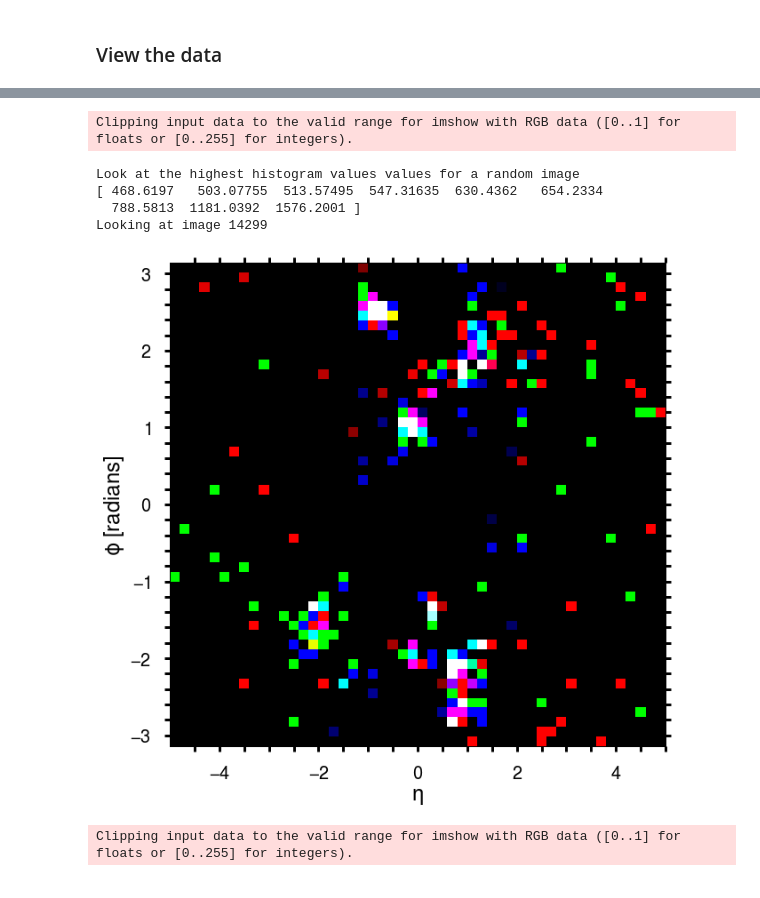
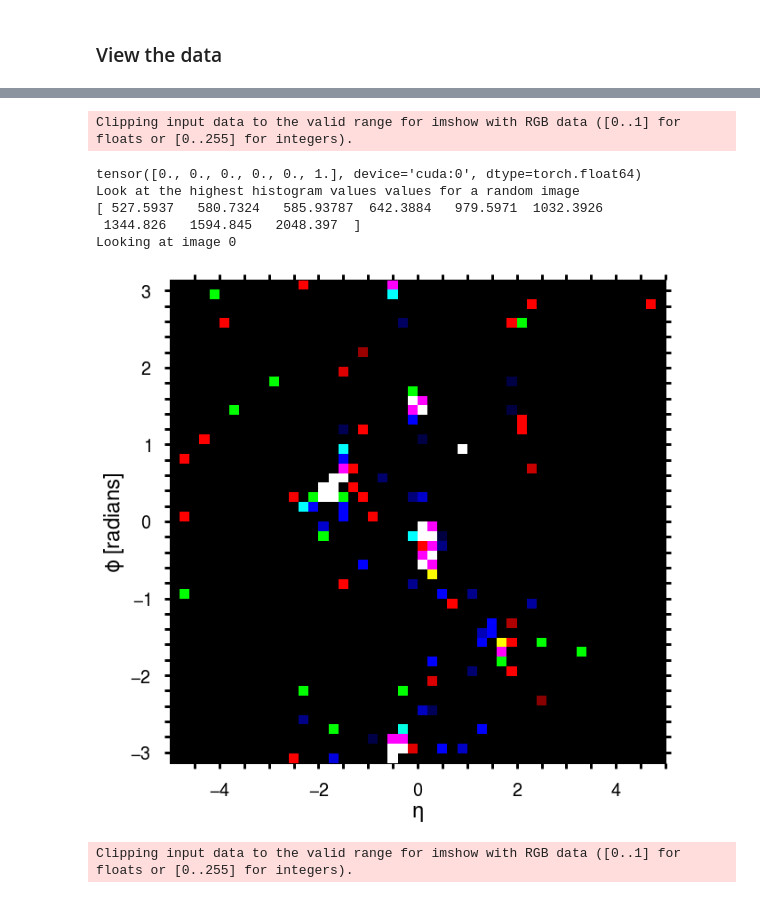
Before and after one commit to choisant/imcalML, a Jupyter notebook: notebooks/resnet.ipynb, the cells around one changed output, grey strips where cells are left out. Drawn from its saved outputs; the diff is of its cells as text; code cells hidden in the pictures.

```diff
--- a/notebooks/resnet.ipynb
+++ b/notebooks/resnet.ipynb
@@ -164,22 +164,23 @@ Image shape:  (50, 50, 3)
 # %%
 #Look at a random image more closely
-k = np.random.randint(0, len(val_data))
-image = val_data[k][0].cpu()
+#k = np.random.randint(0, len(val_data))
+image = val_data[-1][0].cpu()
 print("Look at the highest histogram values values for a random image")
 print(np.sort(image.flatten())[-10:-1])
 print("Looking at image", k)
 
 fig, ax = plt.subplots(ncols=1, figsize=(10, 10))
 ax.imshow(image, extent=[-5, 5, -np.pi, np.pi], aspect='auto')
 cal_image_plot_paper(ax)
 ax.tick_params(which="both", direction="out", bottom=True, left=True, labelsize=20, pad=15, length=6, width=3)
 # %% [output]
 Clipping input data to the valid range for imshow with RGB data ([0..1] for floats or [0..255] for integers).
+tensor([0., 0., 0., 0., 0., 1.], device='cuda:0', dtype=torch.float64)
 Look at the highest histogram values values for a random image
-[ 468.6197   503.07755  513.57495  547.31635  630.4362   654.2334
-  788.5813  1181.0392  1576.2001 ]
-Looking at image 14299
+[ 527.5937   580.7324   585.93787  642.3884   979.5971  1032.3926
+ 1344.826   1594.845   2048.397  ]
+Looking at image 0
-[figure, old version]
+[figure, new version]
 # %%
 #Check augmentation on the same image
 if transforms!=None:
```
Also changed, not shown: parts of 2 cells of this notebook, 14 other files.
